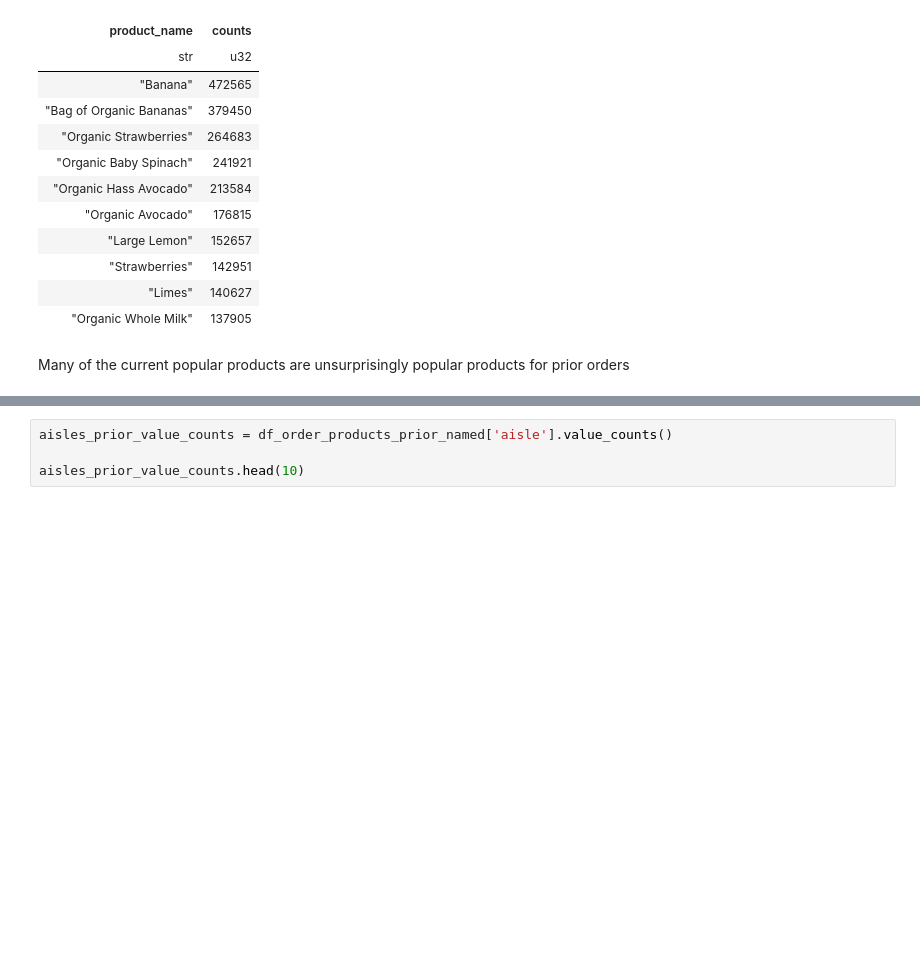
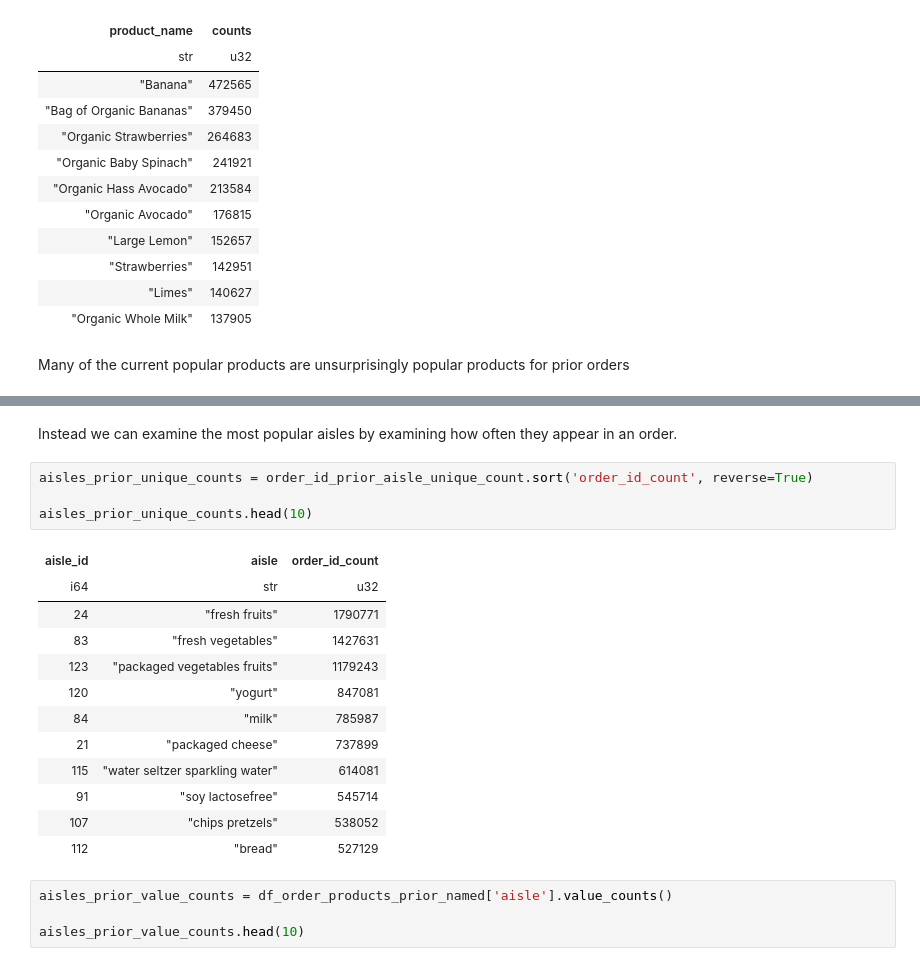
Before and after one commit to will-fong/instacart_online_grocery_shopping_analysis, a Jupyter notebook: notebooks/1.1-instacart-analysis-using-polars.ipynb, the cells around one changed output, grey strips where cells are left out. Saved outputs shown, nothing was run; the diff lists cells and outputs as text; blank space fills up the shorter version.

```diff
--- a/notebooks/1.1-instacart-analysis-using-polars.ipynb
+++ b/notebooks/1.1-instacart-analysis-using-polars.ipynb
@@ -814,3 +854,22 @@ Many of the current popular products are unsurprisingly popular products for pri
+# %% [markdown]
+Instead we can examine the most popular aisles by examining how often they appear in an order.
+# %%
+aisles_prior_unique_counts = order_id_prior_aisle_unique_count.sort('order_id_count', reverse=True)
+
+aisles_prior_unique_counts.head(10)
+# %% [output]
+| aisle_id | aisle | order_id_count |
+| i64 | str | u32 |
+| 24 | "fresh fruits" | 1790771 |
+| 83 | "fresh vegetables" | 1427631 |
+| 123 | "packaged vegetables fruits" | 1179243 |
+| 120 | "yogurt" | 847081 |
+| 84 | "milk" | 785987 |
+| 21 | "packaged cheese" | 737899 |
+| 115 | "water seltzer sparkling water" | 614081 |
+| 91 | "soy lactosefree" | 545714 |
+| 107 | "chips pretzels" | 538052 |
+| 112 | "bread" | 527129 |
 # %%
 aisles_prior_value_counts = df_order_products_prior_named['aisle'].value_counts()
 
```
Also changed, not shown: parts of 23 cells of this notebook.
